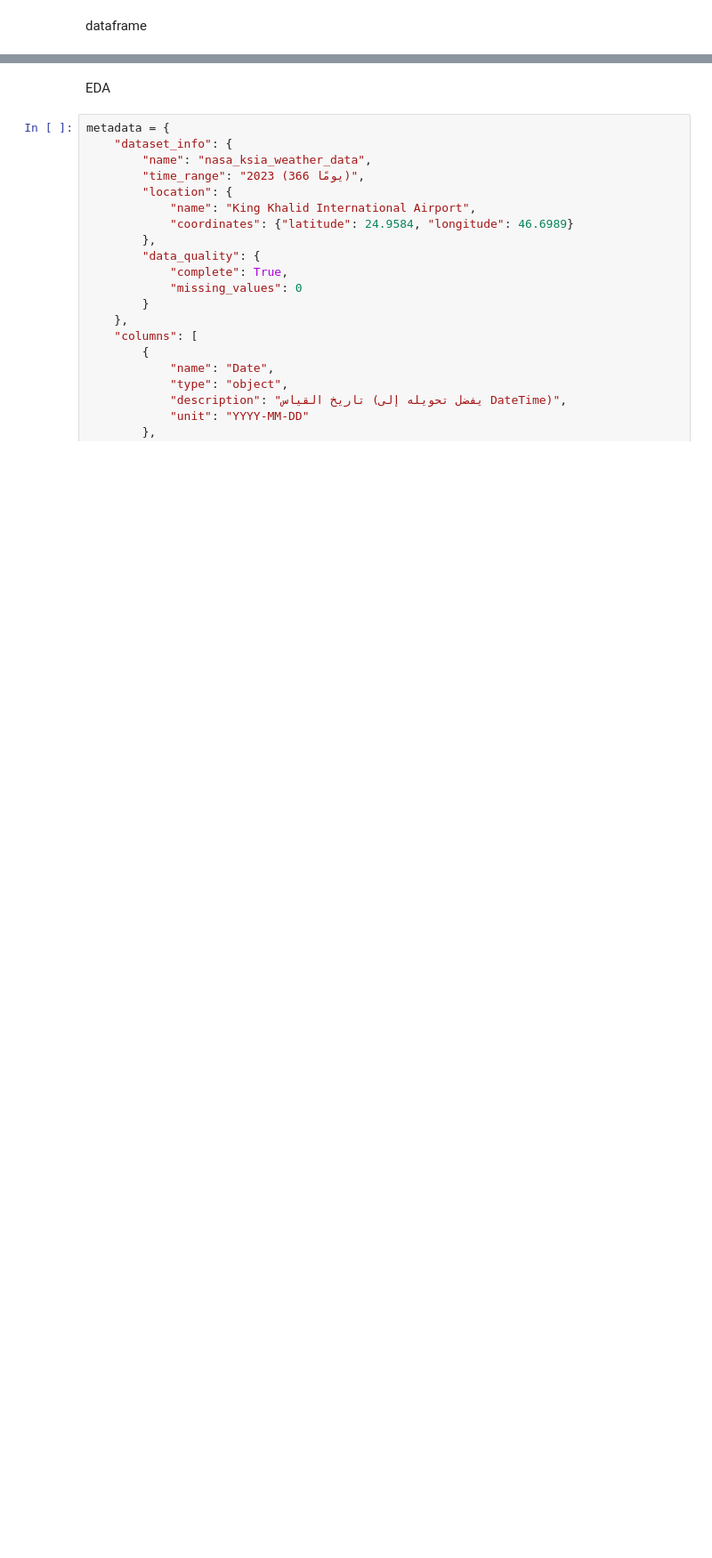
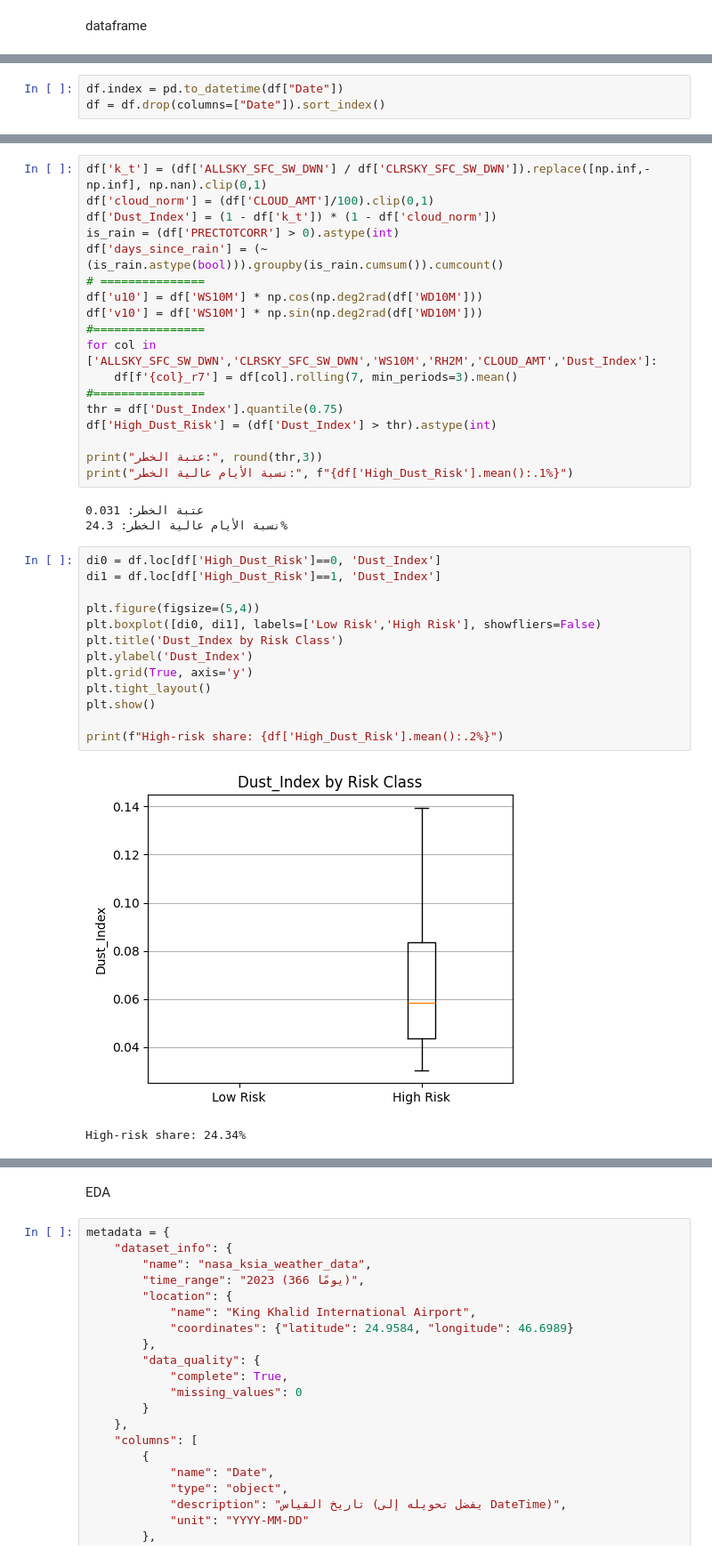
Before and after one commit to Meshal-Css/Aramco-Challenge, a Jupyter notebook: PV_model_data.ipynb, the cells around one changed output, grey strips where cells are left out. Shown at 89% size. Drawn from its saved outputs; the diff is of its cells as text; blank space fills up the shorter version.

```diff
--- a/PV_model_data.ipynb
+++ b/PV_model_data.ipynb
@@ -107,0 +114,3 @@ Index(['Date', 'WD10M', 'WS10M', 'ALLSKY_SFC_SW_DWN', 'ALLSKY_SFC_LW_DWN',
+# %%
+df.index = pd.to_datetime(df["Date"])
+df = df.drop(columns=["Date"]).sort_index()
@@ -136,0 +284,37 @@ Index(['Date', 'WD10M', 'WS10M', 'ALLSKY_SFC_SW_DWN', 'ALLSKY_SFC_LW_DWN',
+# %%
+df['k_t'] = (df['ALLSKY_SFC_SW_DWN'] / df['CLRSKY_SFC_SW_DWN']).replace([np.inf,-np.inf], np.nan).clip(0,1)
+df['cloud_norm'] = (df['CLOUD_AMT']/100).clip(0,1)
+df['Dust_Index'] = (1 - df['k_t']) * (1 - df['cloud_norm'])
+is_rain = (df['PRECTOTCORR'] > 0).astype(int)
+df['days_since_rain'] = (~(is_rain.astype(bool))).groupby(is_rain.cumsum()).cumcount()
+# ===============
+df['u10'] = df['WS10M'] * np.cos(np.deg2rad(df['WD10M']))
+df['v10'] = df['WS10M'] * np.sin(np.deg2rad(df['WD10M']))
+#================
+for col in ['ALLSKY_SFC_SW_DWN','CLRSKY_SFC_SW_DWN','WS10M','RH2M','CLOUD_AMT','Dust_Index']:
+    df[f'{col}_r7'] = df[col].rolling(7, min_periods=3).mean()
+#================
+thr = df['Dust_Index'].quantile(0.75)
+df['High_Dust_Risk'] = (df['Dust_Index'] > thr).astype(int)
+
+print("عتبة الخطر:", round(thr,3))
+print("نسبة الأيام عالية الخطر:", f"{df['High_Dust_Risk'].mean():.1%}")
+# %% [output]
+عتبة الخطر: 0.031
+نسبة الأيام عالية الخطر: 24.3%
+# %%
+di0 = df.loc[df['High_Dust_Risk']==0, 'Dust_Index']
+di1 = df.loc[df['High_Dust_Risk']==1, 'Dust_Index']
+
+plt.figure(figsize=(5,4))
+plt.boxplot([di0, di1], labels=['Low Risk','High Risk'], showfliers=False)
+plt.title('Dust_Index by Risk Class')
+plt.ylabel('Dust_Index')
+plt.grid(True, axis='y')
+plt.tight_layout()
+plt.show()
+
+print(f"High-risk share: {df['High_Dust_Risk'].mean():.2%}")
+# %% [output]
+[figure, added]
+High-risk share: 24.34%
```
Also changed, not shown: parts of 82 cells of this notebook.
